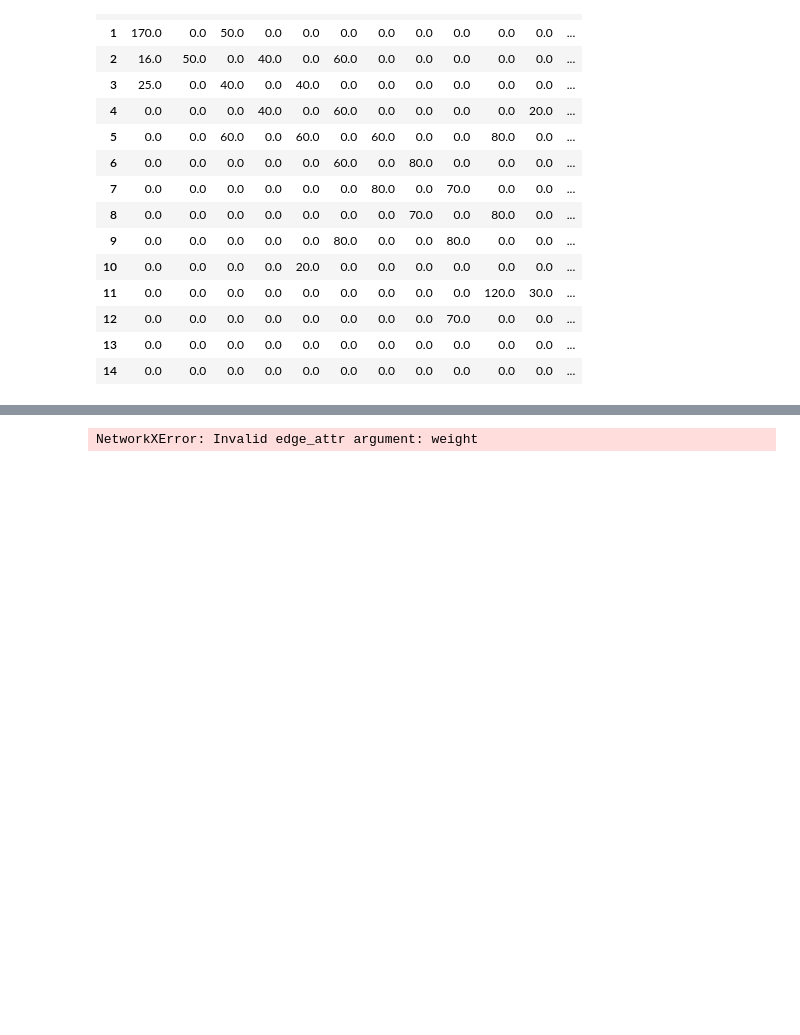
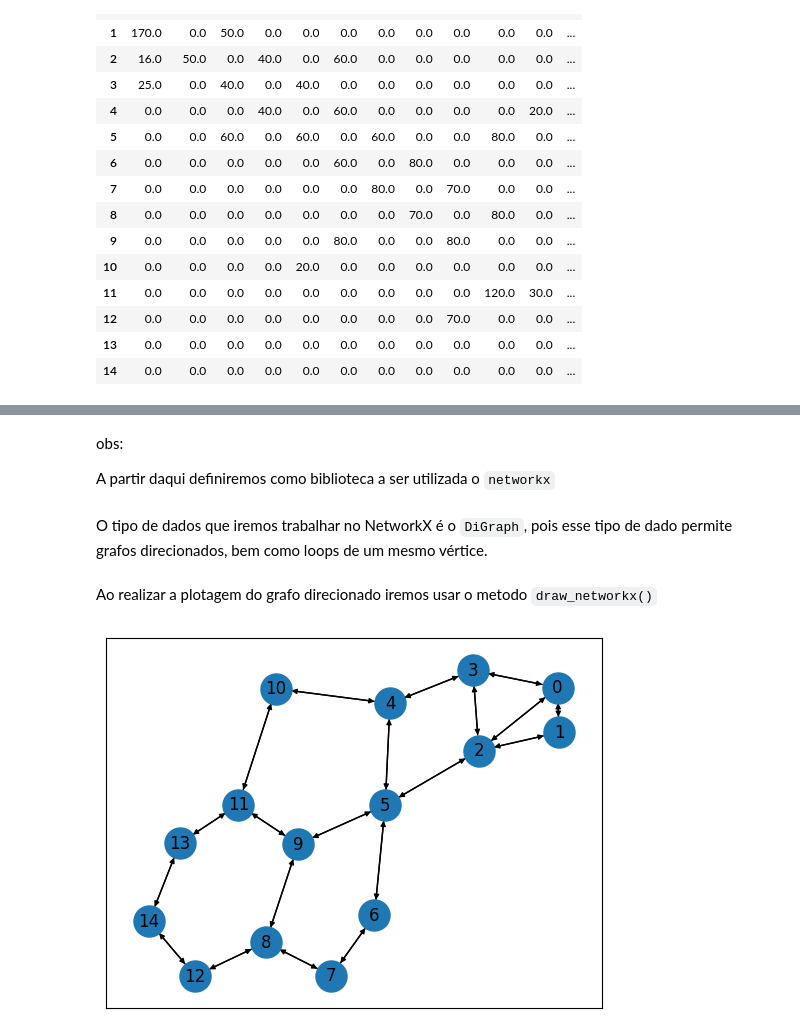
Before and after one commit to felipeversiane/floyd_optimization, a Jupyter notebook: main.ipynb, the cells around one changed output, grey strips where cells are left out. Cells and saved outputs as stored; diff of their text form; code cells hidden in the pictures; blank space fills up the shorter version.

Commit message:
add: estudo do grafo do artigo em questao (ainda incompleto)

```diff
--- a/main.ipynb
+++ b/main.ipynb
@@ -91,19 +70,4 @@ AttributeError: module 'networkx' has no attribute 'from_numpy_matrix'
-# %%
-import pandas as pd
-import networkx as nx
-
-# Carregar a tabela
-df = pd.read_csv('matriz_adjacente.csv')
-
-# Criar um grafo ponderado a partir da tabela
-G = nx.from_pandas_edgelist(df, 'source', 'target', edge_attr='weight')
-
-# Aplicar o algoritmo de Floyd-Warshall
-floyd_warshall_distances = nx.floyd_warshall(G)
-
-# Exibir as distâncias entre todos os pares de nós
-for source, target_dict in floyd_warshall_distances.items():
-    for target, distance in target_dict.items():
-        print(f"Distância de {source} para {target}: {distance}")
-# %% [output]
-NetworkXError: Invalid edge_attr argument: weight
+# %% [markdown]
+obs:
+
+A partir daqui definiremos como biblioteca a ser utilizada o `networkx`
@@ -109,0 +76,10 @@ NetworkXError: Invalid edge_attr argument: weight
+# %% [markdown]
+O tipo de dados que iremos trabalhar no NetworkX é o `DiGraph`, pois esse tipo de dado permite grafos direcionados, bem como loops de um mesmo vértice.
+# %%
+G = nx.DiGraph(df)
+# %% [markdown]
+Ao realizar a plotagem do grafo direcionado iremos usar o metodo `draw_networkx()`
+# %%
+nx.draw_networkx(G, arrows=True, node_size=500, arrowsize=7.5)
+# %% [output]
+[figure, added]
```
Also changed, not shown: parts of 9 cells of this notebook, 5 other files.
